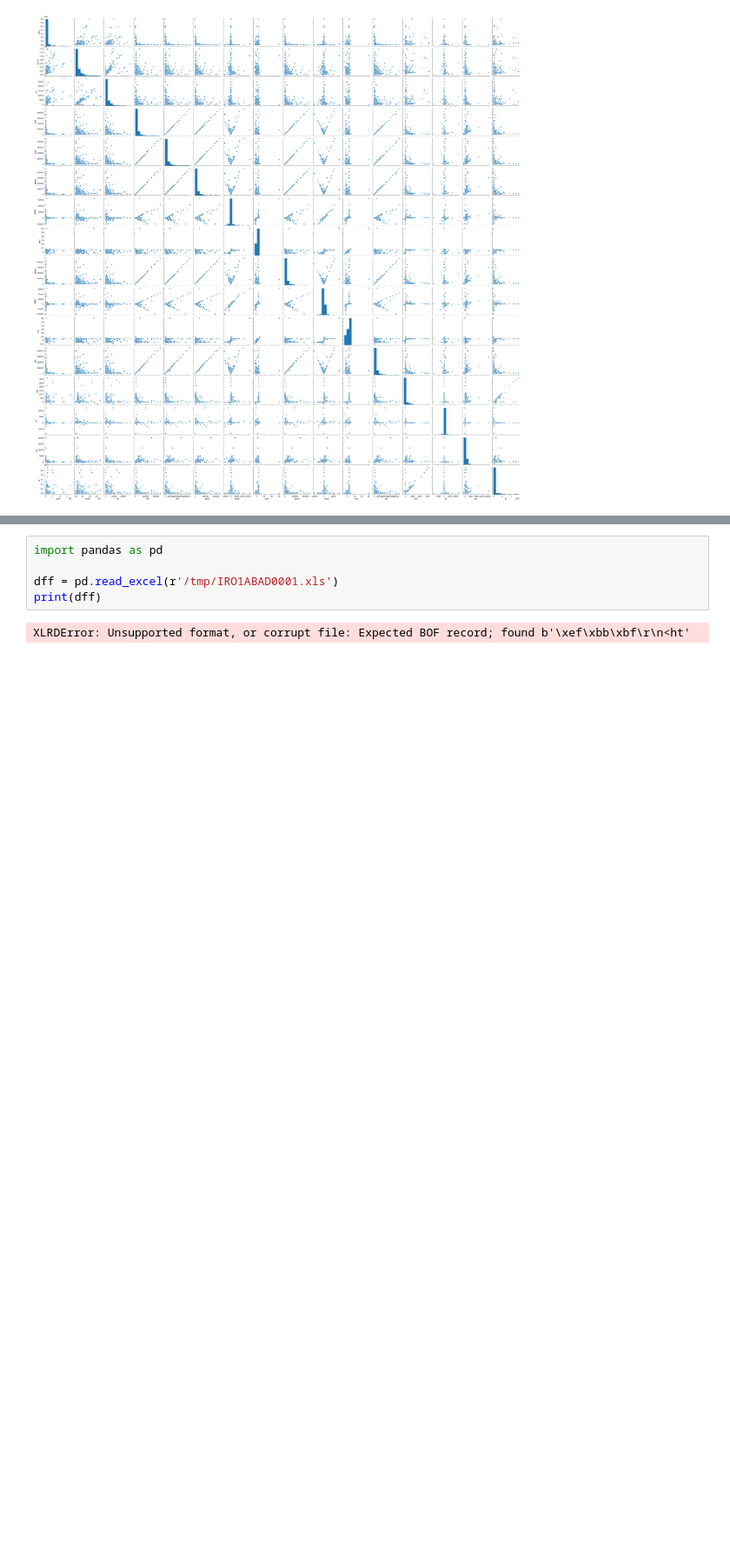
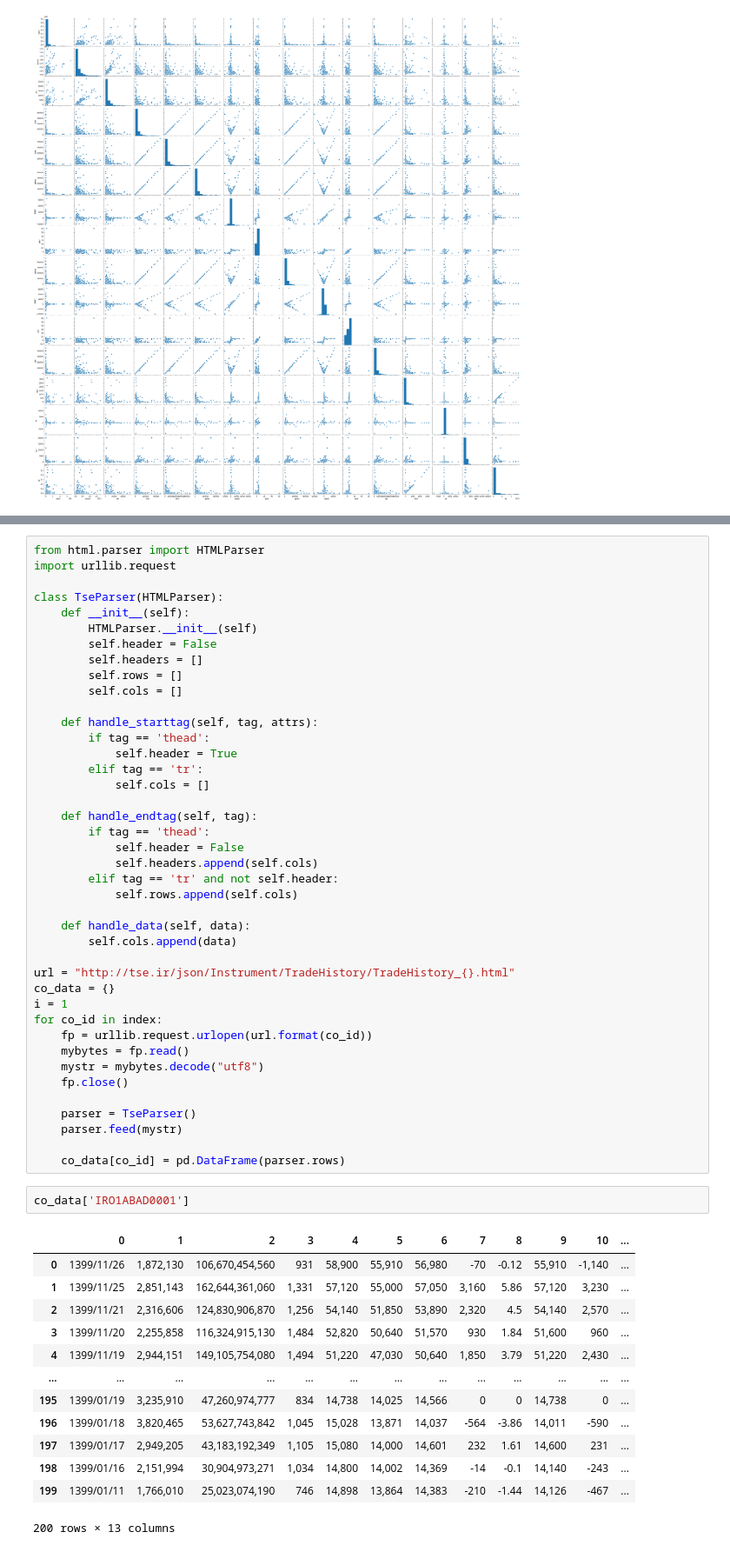
Before and after one commit to aliydgr/ms-thesis, a Jupyter notebook: tse.ipynb, the cells around one changed output, grey strips where cells are left out. Shown at 87% size. Saved outputs shown, nothing was run; the diff lists cells and outputs as text; blank space fills up the shorter version.

Commit message:
Convert companies history data to dataframe

```diff
--- a/tse.ipynb
+++ b/tse.ipynb
@@ -122,8 +122,58 @@ for co_id in index:
     print('{} downloaded'.format(co_id))
-# %%
-import pandas as pd
-
-dff = pd.read_excel(r'/tmp/IRO1ABAD0001.xls')
-print(dff)
-# %% [output]
-XLRDError: Unsupported format, or corrupt file: Expected BOF record; found b'\xef\xbb\xbf\r\n<ht'
+# %%
+from html.parser import HTMLParser
+import urllib.request
+
+class TseParser(HTMLParser):
+    def __init__(self):
+        HTMLParser.__init__(self)
+        self.header = False
+        self.headers = []
+        self.rows = []
+        self.cols = []
+
+    def handle_starttag(self, tag, attrs):
+        if tag == 'thead':
+            self.header = True
+        elif tag == 'tr':
+            self.cols = []
+
+    def handle_endtag(self, tag):
+        if tag == 'thead':
+            self.header = False
+            self.headers.append(self.cols)
+        elif tag == 'tr' and not self.header:
+            self.rows.append(self.cols)
+
+    def handle_data(self, data):
+        self.cols.append(data)
+
+url = "http://tse.ir/json/Instrument/TradeHistory/TradeHistory_{}.html"
+co_data = {}
+i = 1
+for co_id in index:
+    fp = urllib.request.urlopen(url.format(co_id))
+    mybytes = fp.read()
+    mystr = mybytes.decode("utf8")
+    fp.close()
+
+    parser = TseParser()
+    parser.feed(mystr)
+
+    co_data[co_id] = pd.DataFrame(parser.rows)
+# %%
+co_data['IRO1ABAD0001']
+# %% [output]
+|  | 0 | 1 | 2 | 3 | 4 | 5 | 6 | 7 | 8 | 9 | 10 | ... |
+| 0 | 1399/11/26 | 1,872,130 | 106,670,454,560 | 931 | 58,900 | 55,910 | 56,980 | -70 | -0.12 | 55,910 | -1,140 | ... |
+| 1 | 1399/11/25 | 2,851,143 | 162,644,361,060 | 1,331 | 57,120 | 55,000 | 57,050 | 3,160 | 5.86 | 57,120 | 3,230 | ... |
+| 2 | 1399/11/21 | 2,316,606 | 124,830,906,870 | 1,256 | 54,140 | 51,850 | 53,890 | 2,320 | 4.5 | 54,140 | 2,570 | ... |
+| 3 | 1399/11/20 | 2,255,858 | 116,324,915,130 | 1,484 | 52,820 | 50,640 | 51,570 | 930 | 1.84 | 51,600 | 960 | ... |
+| 4 | 1399/11/19 | 2,944,151 | 149,105,754,080 | 1,494 | 51,220 | 47,030 | 50,640 | 1,850 | 3.79 | 51,220 | 2,430 | ... |
+| ... | ... | ... | ... | ... | ... | ... | ... | ... | ... | ... | ... | ... |
+| 195 | 1399/01/19 | 3,235,910 | 47,260,974,777 | 834 | 14,738 | 14,025 | 14,566 | 0 | 0 | 14,738 | 0 | ... |
+| 196 | 1399/01/18 | 3,820,465 | 53,627,743,842 | 1,045 | 15,028 | 13,871 | 14,037 | -564 | -3.86 | 14,011 | -590 | ... |
+| 197 | 1399/01/17 | 2,949,205 | 43,183,192,349 | 1,105 | 15,080 | 14,000 | 14,601 | 232 | 1.61 | 14,600 | 231 | ... |
+| 198 | 1399/01/16 | 2,151,994 | 30,904,973,271 | 1,034 | 14,800 | 14,002 | 14,369 | -14 | -0.1 | 14,140 | -243 | ... |
+| 199 | 1399/01/11 | 1,766,010 | 25,023,074,190 | 746 | 14,898 | 13,864 | 14,383 | -210 | -1.44 | 14,126 | -467 | ... |
+200 rows × 13 columns
```
Also changed, not shown: parts of 1 cell of this notebook.
